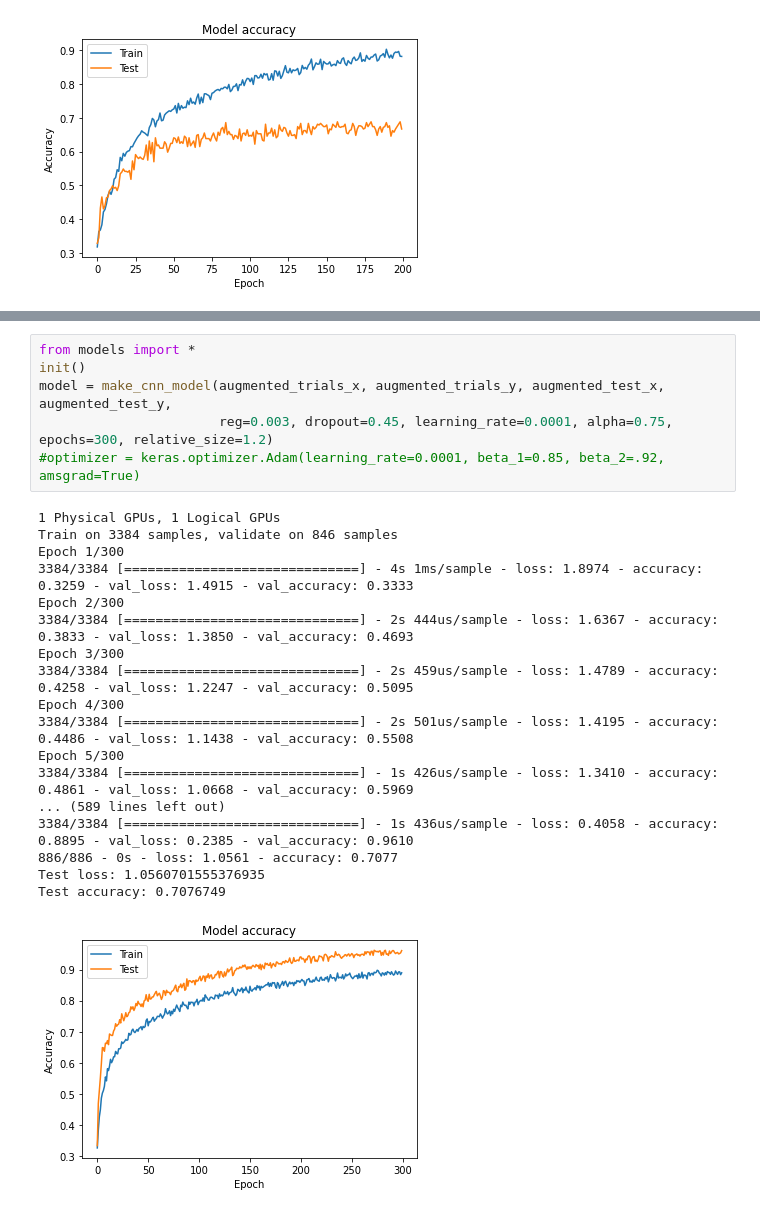
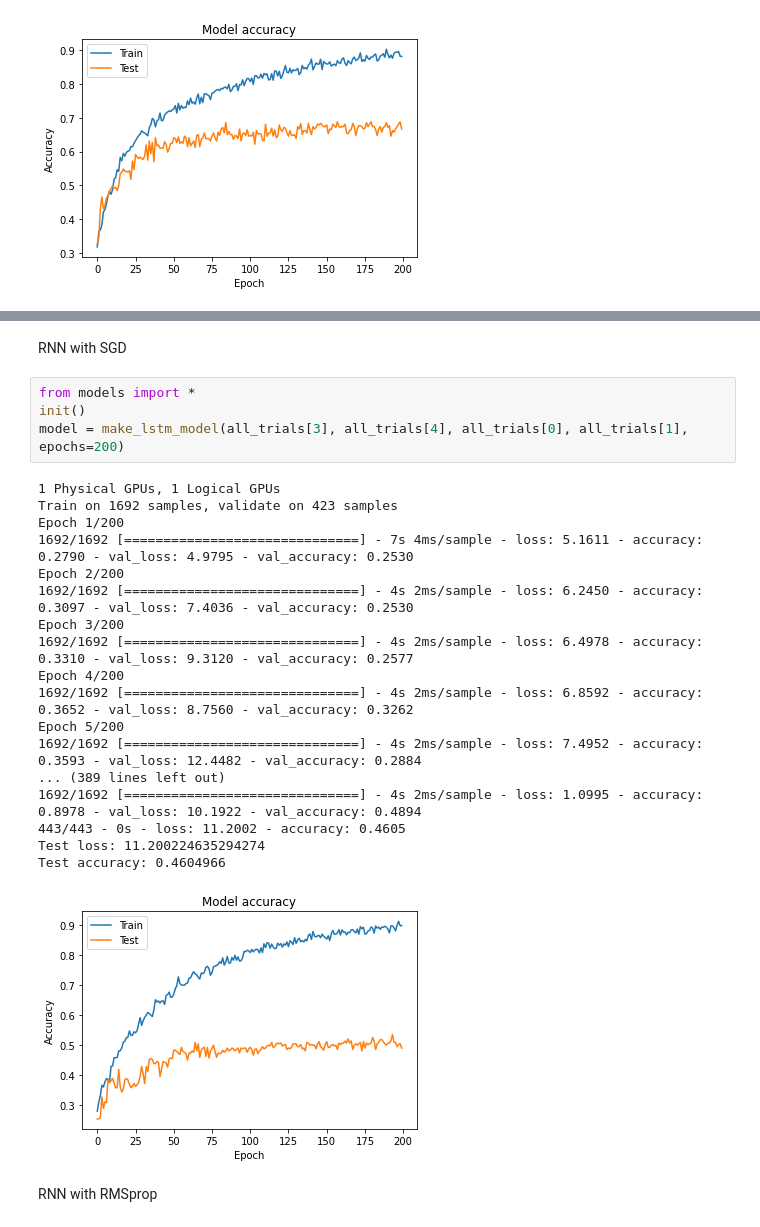
Before and after one commit to aldenperrine/ece_247, a Jupyter notebook: Ece247Final.ipynb, the cells around one changed output, grey strips where cells are left out. Saved outputs shown, nothing was run; the diff lists cells and outputs as text.

```diff
--- a/Ece247Final.ipynb
+++ b/Ece247Final.ipynb
@@ -169,25 +227,27 @@ Test accuracy: 0.6783296
-# %%
-from models import *
-init()
-model = make_cnn_model(augmented_trials_x, augmented_trials_y, augmented_test_x, augmented_test_y,
-                       reg=0.003, dropout=0.45, learning_rate=0.0001, alpha=0.75, epochs=300, relative_size=1.2)
-#optimizer = keras.optimizer.Adam(learning_rate=0.0001, beta_1=0.85, beta_2=.92, amsgrad=True)
-# %% [output]
-1 Physical GPUs, 1 Logical GPUs
-Train on 3384 samples, validate on 846 samples
-Epoch 1/300
-3384/3384 [==============================] - 4s 1ms/sample - loss: 1.8974 - accuracy: 0.3259 - val_loss: 1.4915 - val_accuracy: 0.3333
-Epoch 2/300
-3384/3384 [==============================] - 2s 444us/sample - loss: 1.6367 - accuracy: 0.3833 - val_loss: 1.3850 - val_accuracy: 0.4693
-Epoch 3/300
-3384/3384 [==============================] - 2s 459us/sample - loss: 1.4789 - accuracy: 0.4258 - val_loss: 1.2247 - val_accuracy: 0.5095
-Epoch 4/300
-3384/3384 [==============================] - 2s 501us/sample - loss: 1.4195 - accuracy: 0.4486 - val_loss: 1.1438 - val_accuracy: 0.5508
-Epoch 5/300
-3384/3384 [==============================] - 1s 426us/sample - loss: 1.3410 - accuracy: 0.4861 - val_loss: 1.0668 - val_accuracy: 0.5969
-... (589 lines left out)
-3384/3384 [==============================] - 1s 436us/sample - loss: 0.4058 - accuracy: 0.8895 - val_loss: 0.2385 - val_accuracy: 0.9610
-886/886 - 0s - loss: 1.0561 - accuracy: 0.7077
-Test loss: 1.0560701555376935
-Test accuracy: 0.7076749
-[figure, removed]
+# %% [markdown]
+RNN with SGD
+# %%
+from models import *
+init()
+model = make_lstm_model(all_trials[3], all_trials[4], all_trials[0], all_trials[1], epochs=200)
+# %% [output]
+1 Physical GPUs, 1 Logical GPUs
+Train on 1692 samples, validate on 423 samples
+Epoch 1/200
+1692/1692 [==============================] - 7s 4ms/sample - loss: 5.1611 - accuracy: 0.2790 - val_loss: 4.9795 - val_accuracy: 0.2530
+Epoch 2/200
+1692/1692 [==============================] - 4s 2ms/sample - loss: 6.2450 - accuracy: 0.3097 - val_loss: 7.4036 - val_accuracy: 0.2530
+Epoch 3/200
+1692/1692 [==============================] - 4s 2ms/sample - loss: 6.4978 - accuracy: 0.3310 - val_loss: 9.3120 - val_accuracy: 0.2577
+Epoch 4/200
+1692/1692 [==============================] - 4s 2ms/sample - loss: 6.8592 - accuracy: 0.3652 - val_loss: 8.7560 - val_accuracy: 0.3262
+Epoch 5/200
+1692/1692 [==============================] - 4s 2ms/sample - loss: 7.4952 - accuracy: 0.3593 - val_loss: 12.4482 - val_accuracy: 0.2884
+... (389 lines left out)
+1692/1692 [==============================] - 4s 2ms/sample - loss: 1.0995 - accuracy: 0.8978 - val_loss: 10.1922 - val_accuracy: 0.4894
+443/443 - 0s - loss: 11.2002 - accuracy: 0.4605
+Test loss: 11.200224635294274
+Test accuracy: 0.4604966
+[figure, added]
+# %% [markdown]
+RNN with RMSprop
```
Also changed, not shown: parts of 10 cells of this notebook, 1 other file.
